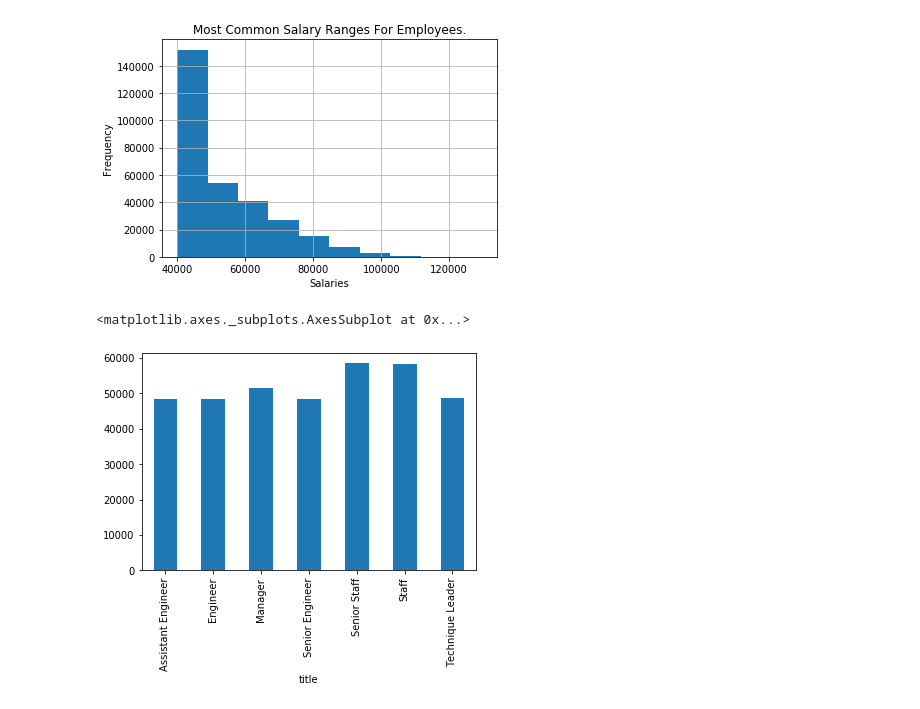
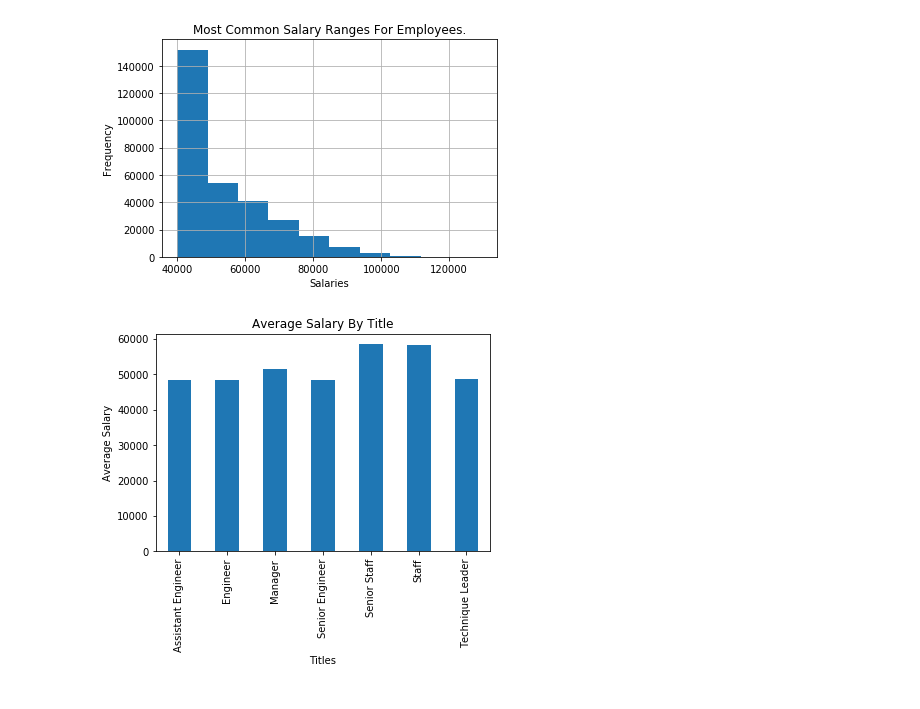
Before and after one commit to cristinasewell/sql_stuff, a Jupyter notebook: EmployeeSQL/bonus/bonus.ipynb, the cells around one changed output. Saved outputs shown, nothing was run; the diff lists cells and outputs as text; code cells hidden in the pictures.

```diff
--- a/EmployeeSQL/bonus/bonus.ipynb
+++ b/EmployeeSQL/bonus/bonus.ipynb
@@ -66,13 +66,12 @@ plt.savefig("most_common_salary_hist.png")
 # %%
 # Create a bar chart of average salary by title.
 
 employees_titles
 avg_salary = employees_titles.groupby("title")["salary"].mean()
 avg_salary.plot(kind='bar')
 plt.title('Average Salary By Title')
 plt.xlabel('Titles')
-plt.ylabel('Salary')
+plt.ylabel('Average Salary')
 plt.savefig("avg_salary_chart.png")
 # %% [output]
-<matplotlib.axes._subplots.AxesSubplot at 0x...>
-[figure, old version]
+[figure, new version]
```
Also changed, not shown: parts of 1 cell of this notebook.
